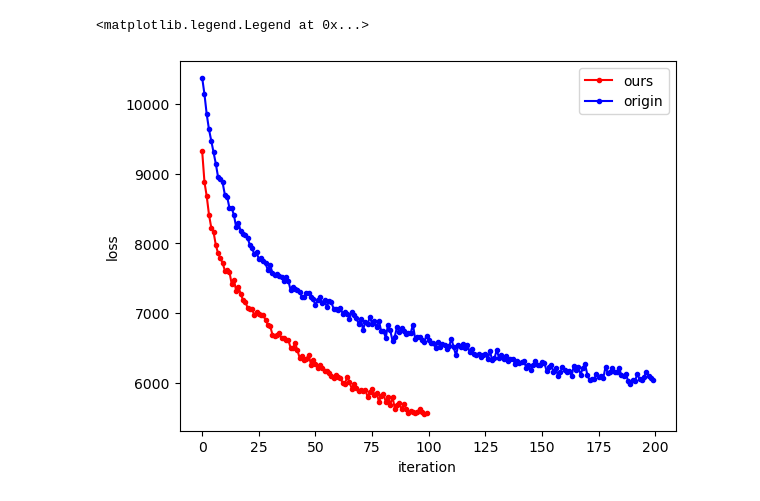
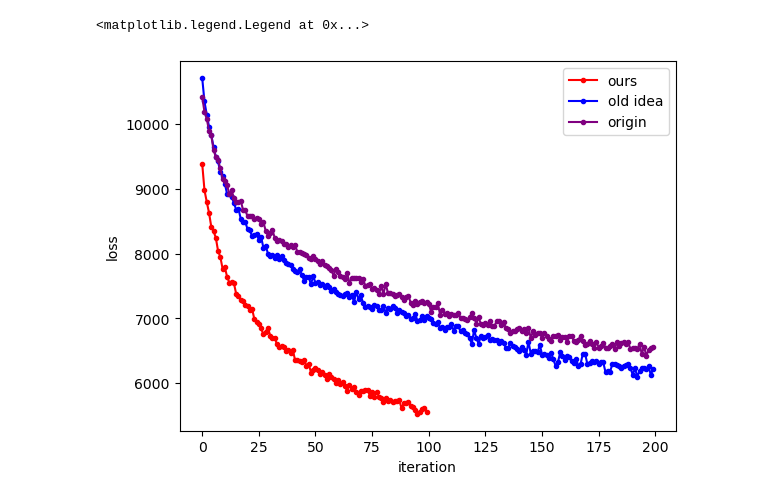
Before and after one commit to CA2528357431/CLIPstyler_try2change, a Jupyter notebook: show_loss.ipynb, the cells around one changed output. Cells and saved outputs as stored; diff of their text form; code cells hidden in the pictures.

```diff
--- a/show_loss.ipynb
+++ b/show_loss.ipynb
@@ -5,20 +5,28 @@ file_ori = open("neo.txt", "r")
 loss_li_ori = file_ori.readlines()[0]
 loss_li_ori = [float(x) for x in loss_li_ori.split()]
 # %%
-file_cmp = open("neo_cmp_inner.txt", "r")
-loss_li_cmp = file_cmp.readlines()[0]
-loss_li_cmp = [float(x) for x in loss_li_cmp.split()]
+file_cmp_inner = open("neo_cmp_inner.txt", "r")
+loss_li_cmp_inner = file_cmp_inner.readlines()[0]
+loss_li_cmp_inner = [float(x) for x in loss_li_cmp_inner.split()]
+# %%
+file_cmp_outer = open("neo_cmp_outer.txt", "r")
+loss_li_cmp_outer = file_cmp_outer.readlines()[0]
+loss_li_cmp_outer = [float(x) for x in loss_li_cmp_outer.split()]
 # %%
 x_ori = [i for i in range(100)]
 plt.plot(x_ori,loss_li_ori,color="red",label="ours",marker=".")
 
 x_cmp = [i for i in range(200)]
-plt.plot(x_cmp,loss_li_cmp,color="blue",label="origin",marker=".")
+plt.plot(x_cmp,loss_li_cmp_inner,color="blue",label="old idea",marker=".")
+
+x_cmp = [i for i in range(200)]
+plt.plot(x_cmp,loss_li_cmp_outer,color="purple",label="origin",marker=".")
+
 
 plt.xlabel('iteration')
 plt.ylabel('loss')
 
 plt.legend()
 # %% [output]
 <matplotlib.legend.Legend at 0x...>
-[figure, old version]
+[figure, new version]
```
Also changed, not shown: 13 other files.
